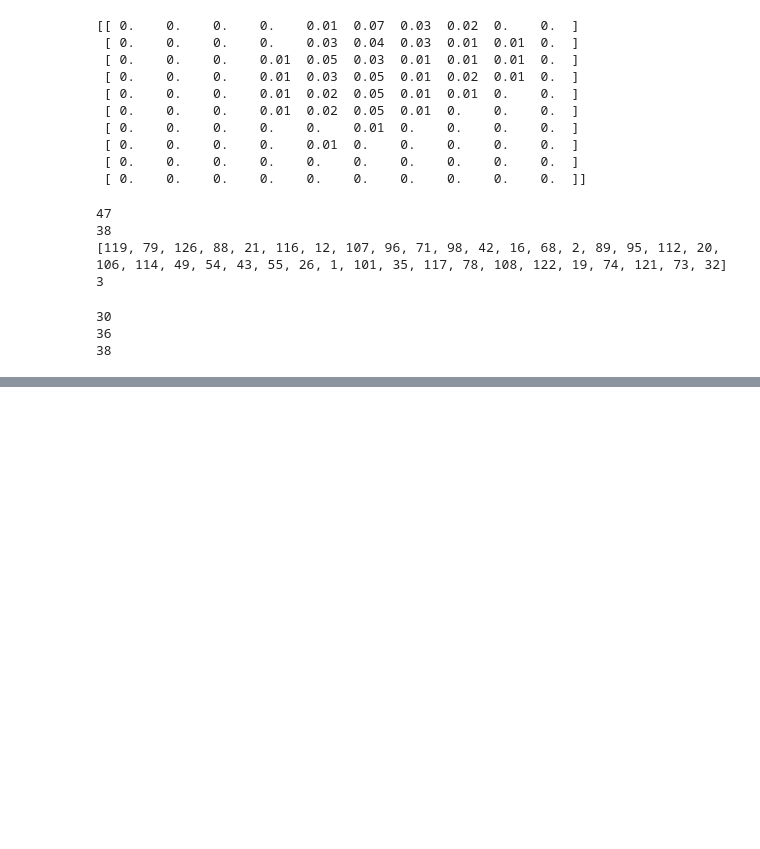
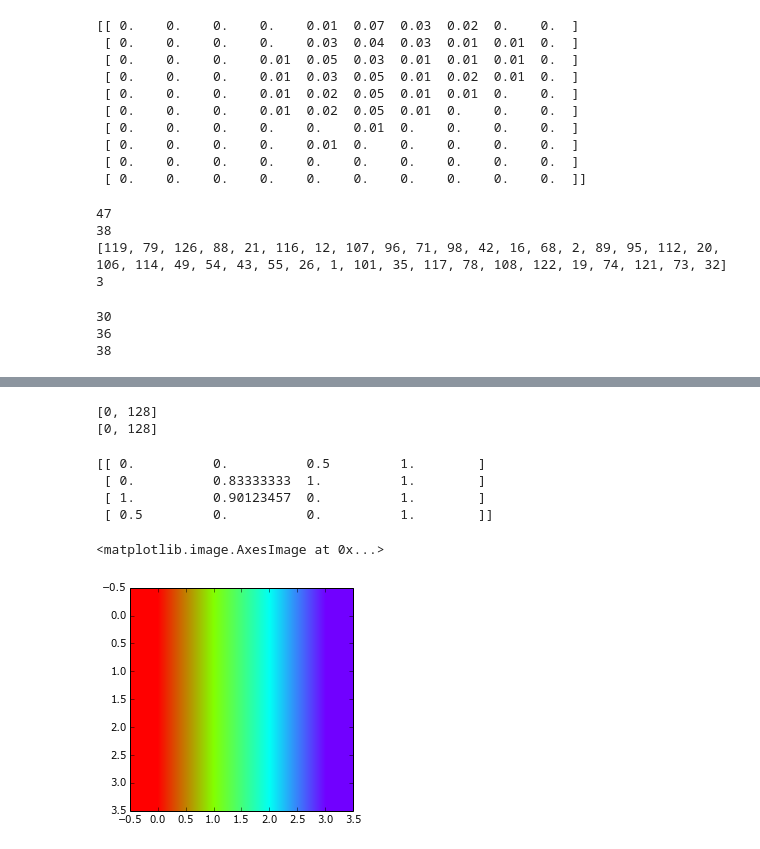
Before and after one commit to mkabra/poseTF, a Jupyter notebook: cellCode.ipynb, the cells around one changed output, grey strips where cells are left out. Saved outputs shown, nothing was run; the diff lists cells and outputs as text; code cells hidden in the pictures; blank space fills up the shorter version.

```diff
--- a/cellCode.ipynb
+++ b/cellCode.ipynb
@@ -689,3 +689,37 @@ x
  u'/home/mayank/work/PoseEstimationData/Stephen/fly235/fly235_300ms_stimuli/C002H001S0001/C002H001S0001_c.avi',
  u'/home/mayank/work/PoseEstimationData/Stephen/fly241/fly241_300ms_stimuli/C002H001S0001/C002H001S0001_c.avi',
  u'/home/mayank/work/PoseEstimationData/Stephen/fly254/fly253_300ms_stimuli/C002H001S0001/C002H001S0001_c.avi']
+# %%
+from stephenHeadConfig import conf as conf
+import multiResData
+import cv2
+
+print cl
+_,valmovies = multiResData.getMovieLists(conf)
+ndx = -3
+cap = cv2.VideoCapture(valmovies[ndx])
+height = int(cap.get(cv2.cv.CV_CAP_PROP_FRAME_HEIGHT))
+width = int(cap.get(cv2.cv.CV_CAP_PROP_FRAME_WIDTH))
+orig_crop_loc = conf.cropLoc[(height,width)]
+crop_loc = [x/4 for x in orig_crop_loc]
+print orig_crop_loc
+# %% [output]
+[0, 128]
+[0, 128]
+# %%
+from matplotlib import cm
+cmap = cm.get_cmap('jet')
+rgba = cmap(np.linspace(0,1,4))
+print rgba
+
+ii = np.zeros([4,4,3])
+for ndx in range(4):
+    ii[:,ndx,:] =cm.hsv(0+1./4.*ndx)[0:3]
+plt.imshow(ii)
+# %% [output]
+[[ 0.          0.          0.5         1.        ]
+ [ 0.          0.83333333  1.          1.        ]
+ [ 1.          0.90123457  0.          1.        ]
+ [ 0.5         0.          0.          1.        ]]
+<matplotlib.image.AxesImage at 0x...>
+[figure, added]
```
Also changed, not shown: 6 other files.
